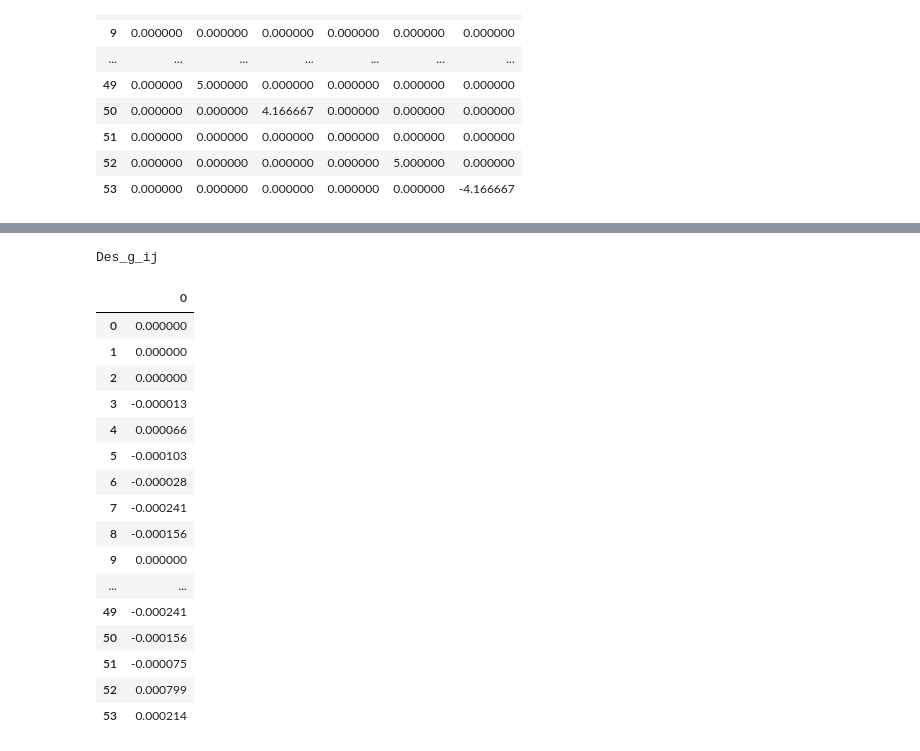
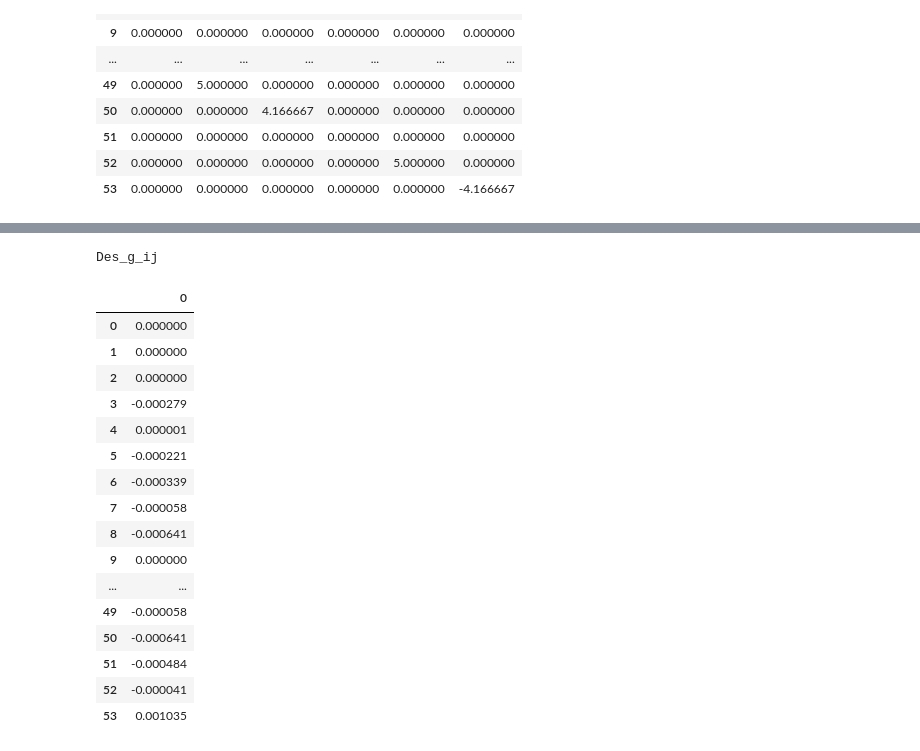
Before and after one commit to NicoJat/Main-codes, a Jupyter notebook: AnalisisMatricial/portico.ipynb, the cells around one changed output, grey strips where cells are left out. Drawn from its saved outputs; the diff is of its cells as text; code cells hidden in the pictures.

```diff
--- a/AnalisisMatricial/portico.ipynb
+++ b/AnalisisMatricial/portico.ipynb
@@ -289,7 +289,7 @@ Vcn
 #         Lee[i, j] = nodo[Vcn[i,0]-1, j]
 #         Lee[i, j+3] = nodo[Vcn[i,1]-1, j]
 
-Lee = np.array([[19, 20, 21, 9, 10, 11],
+Lee2 = np.array([[19, 20, 21, 9, 10, 11],
                 [12, 13, 14, 22, 23, 18],
                 [15, 16, 17, 24, 25, 26],
                 [9, 10, 11, 3, 4, 5],
@@ -299,6 +299,16 @@ Lee = np.array([[19, 20, 21, 9, 10, 11],
                 [9, 10, 11, 12, 13, 14],
                 [12, 13, 14, 15, 16, 17]])
 
+Lee = np.array([[20, 21, 22, 10, 11, 12],
+                [13, 14, 15, 23, 24, 19],
+                [16, 17, 18, 25, 26, 27],
+                [10, 11, 12, 4, 5, 6],
+                [7, 8, 9, 13, 14, 15],
+                [4, 5, 6, 1, 2, 3],
+                [1, 2, 3, 7, 8, 9],
+                [10, 11, 12, 13, 14, 15],
+                [13, 14, 15, 16, 17, 18]])
+
 tbl_Lee = pd.DataFrame(Lee)
 display(tbl_Lee.style.set_caption('Lee'))
 # %% [output]
@@ -572,47 +582,47 @@ Des_g
 # %%
 filas_a_agregar = 8
 
 # Crea una matriz de ceros del tamaño necesario
 ceros_agregados = np.zeros((filas_a_agregar))
 
 #Relleno de vector de desplazamientos con todos los grados de libertad
 # Concatena las matrices
 Des_g = np.concatenate((Des_g, np.zeros(8)))
 aep = np.concatenate((aep, np.zeros(8)))
 
 
 #Acomodacion de nudos A y B
 j = 0
 Des_g_ij = np.zeros(numelem*6)
 aep_g_ij = np.zeros(numelem*6)
 
 for i in range(numelem):
-    indices = Lee[i, :].astype(int)  # Convert indices to integer type
+    indices = (Lee[i, :].astype(int)) - 1  # Convert indices to integer type
     Des_g_ij[j:j+6] = Des_g[indices]
     aep_g_ij[j:j+6] = aep[indices]
     j += 6
 
 tbl_Des_g_ij = pd.DataFrame(Des_g_ij)
 display(tbl_Des_g_ij.style.set_caption('Des_g_ij'))
 # %% [output]
 Des_g_ij
 |  | 0 |
 | 0 | 0.000000 |
 | 1 | 0.000000 |
 | 2 | 0.000000 |
-| 3 | -0.000013 |
-| 4 | 0.000066 |
-| 5 | -0.000103 |
-| 6 | -0.000028 |
-| 7 | -0.000241 |
-| 8 | -0.000156 |
+| 3 | -0.000279 |
+| 4 | 0.000001 |
+| 5 | -0.000221 |
+| 6 | -0.000339 |
+| 7 | -0.000058 |
+| 8 | -0.000641 |
 | 9 | 0.000000 |
 | ... | ... |
-| 49 | -0.000241 |
-| 50 | -0.000156 |
-| 51 | -0.000075 |
-| 52 | 0.000799 |
-| 53 | 0.000214 |
+| 49 | -0.000058 |
+| 50 | -0.000641 |
+| 51 | -0.000484 |
+| 52 | -0.000041 |
+| 53 | 0.001035 |
 # %%
 tbl_aep_g_ij = pd.DataFrame(aep_g_ij)
 display(tbl_aep_g_ij.style.set_caption('aep_g_ij'))
```
Also changed, not shown: parts of 13 cells of this notebook.
